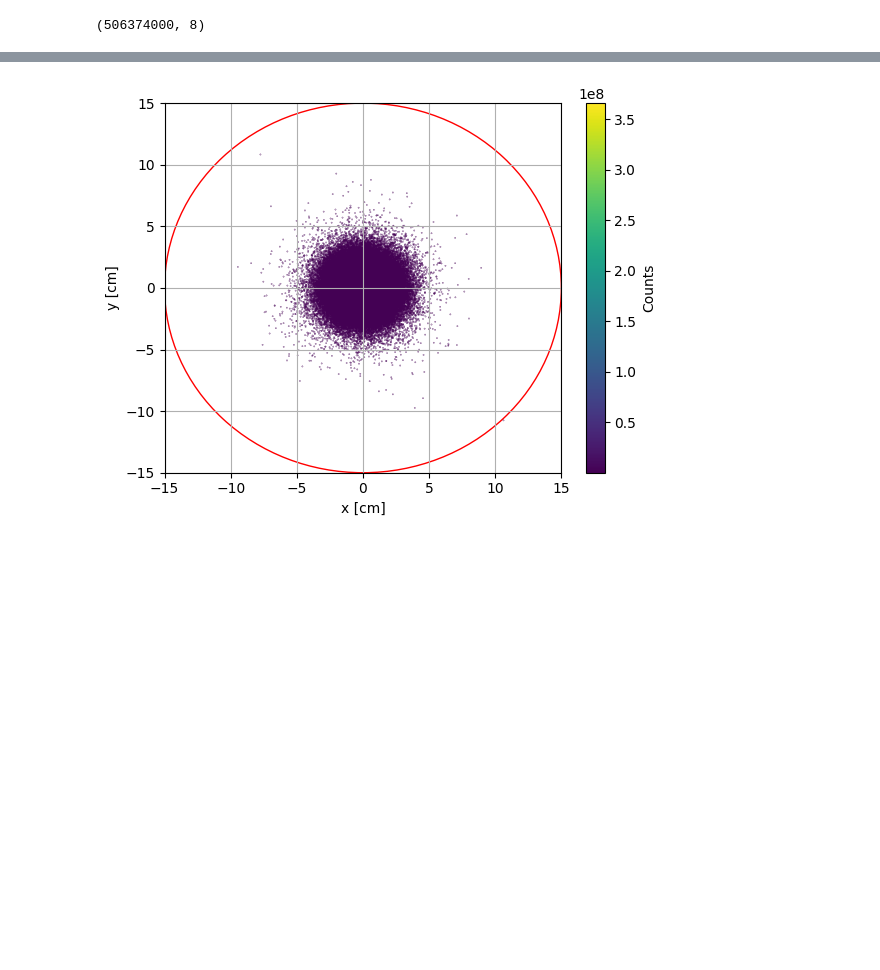
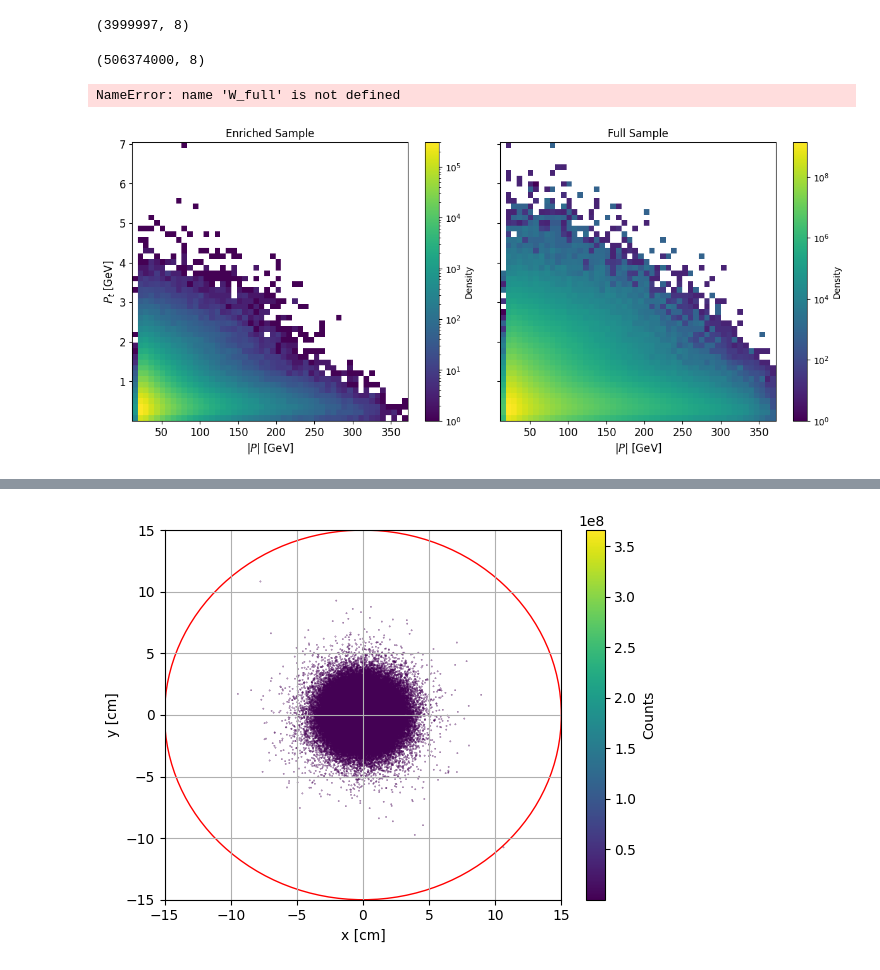
Before and after one commit to lfpc/MuonsAndMatter, a Jupyter notebook: data/see_input.ipynb, the cells around one changed output, grey strips where cells are left out. Cells and saved outputs as stored; diff of their text form; code cells hidden in the pictures; blank space fills up the shorter version.

```diff
--- a/data/see_input.ipynb
+++ b/data/see_input.ipynb
@@ -29,19 +29,19 @@ import numpy as np
 import matplotlib.pyplot as plt
 from matplotlib.colors import LogNorm
 
-def hist2d(x, x_fs, fontsize=12):
+def hist2d(x, x_fs, W = None, W_fs = None, fontsize=12):
     fig, axes = plt.subplots(1, 2, figsize=(12, 5), sharey=True, sharex=True)
     fig.tight_layout()
 
     # First histogram (Enriched Sample)
-    h1, xedges, yedges, im1 = axes[0].hist2d(*x, bins=50, cmap='viridis', norm=LogNorm(), density=False)
+    h1, xedges, yedges, im1 = axes[0].hist2d(*x, bins=50, cmap='viridis', norm=LogNorm(), density=False, weights=W)
     axes[0].set_xlabel('$|P|$ [GeV]', fontsize=fontsize)
     axes[0].set_ylabel('$P_t$ [GeV]', fontsize=fontsize)
     axes[0].set_title('Enriched Sample', fontsize=fontsize)
     cbar1 = fig.colorbar(im1, ax=axes[0], label='Density')
 
     # Second histogram (Full Sample)
-    h2, _, _, im2 = axes[1].hist2d(*x_fs, bins=[xedges, yedges], cmap='viridis', norm=LogNorm(), density=False)
+    h2, _, _, im2 = axes[1].hist2d(*x_fs, bins=[xedges, yedges], cmap='viridis', norm=LogNorm(), density=False, weights=W_fs)
     axes[1].set_xlabel('$|P|$ [GeV]', fontsize=fontsize)
     axes[1].set_title('Full Sample', fontsize=fontsize)
     cbar2 = fig.colorbar(im2, ax=axes[1], label='Density')
@@ -70,8 +70,9 @@ def difference_hist1d(x1,x2,xlabel:str = '',density = True, bins = 'auto'):
     plt.tick_params(axis='both', which='major', labelsize=fontsize)  # Major ticks
     plt.tick_params(axis='both', which='minor', labelsize=fontsize)  # Minor ticks (if needed)
 # %%
-with gzip.open('enriched_input.pkl', 'rb') as f:
+with gzip.open('muons/subsample_4M.pkl', 'rb') as f:
     data = pickle.load(f)
+print(data.shape)
 
 #with gzip.open('inputs.pkl', 'rb') as f:
 #    data_old = pickle.load(f)
@@ -80,10 +81,16 @@ for file_name in os.listdir('full_sample'):
     with gzip.open(f'full_sample/{file_name}', 'rb') as f:
         data_full.append(pickle.load(f))
 data_full = np.concatenate(data_full)
+# %% [output]
+(3999997, 8)
 # %%
 data_full.shape
 # %% [output]
 (506374000, 8)
+# %%
+W_full.sum()
+# %% [output]
+NameError: name 'W_full' is not defined
 # %%
 px,py,pz,x,y,z,pdg,W = data.T
 pt = np.sqrt(px**2+py**2)
@@ -96,4 +103,8 @@ p = np.sqrt(px**2+py**2+pz**2)
 px_full,py_full,pz_full,x_full,y_full,z_full,pdg_full, W_full= data_full.T
 pt_full = np.sqrt(px_full**2+py_full**2)
 p_full = np.sqrt(px_full**2+py_full**2+pz_full**2)
+# %%
+hist2d((p,pt),(p_full,pt_full), W=W, W_fs=W_full)
+# %% [output]
+[figure, added]
 # %%
```
Also changed, not shown: parts of 13 cells of this notebook, 18 other files.
